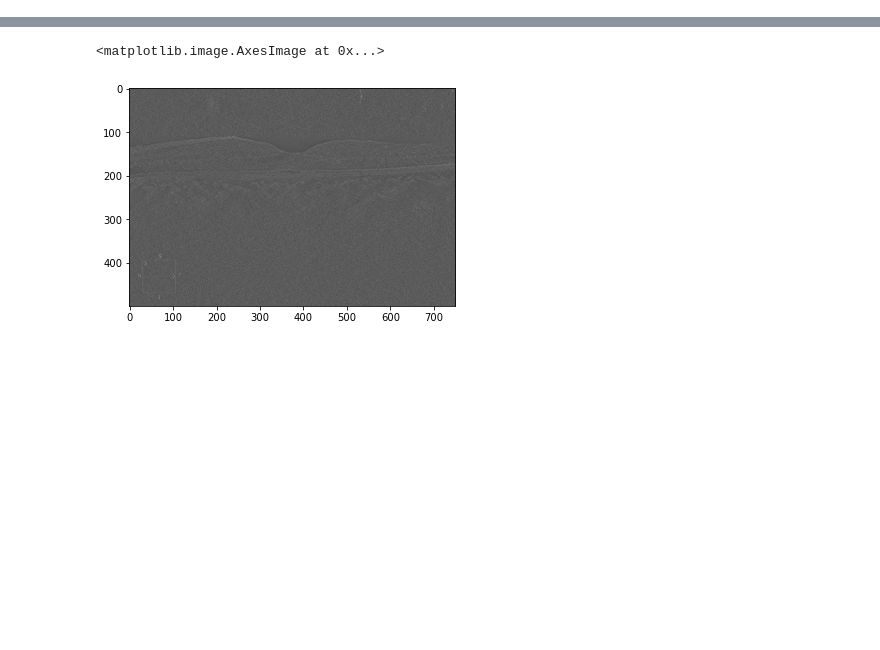
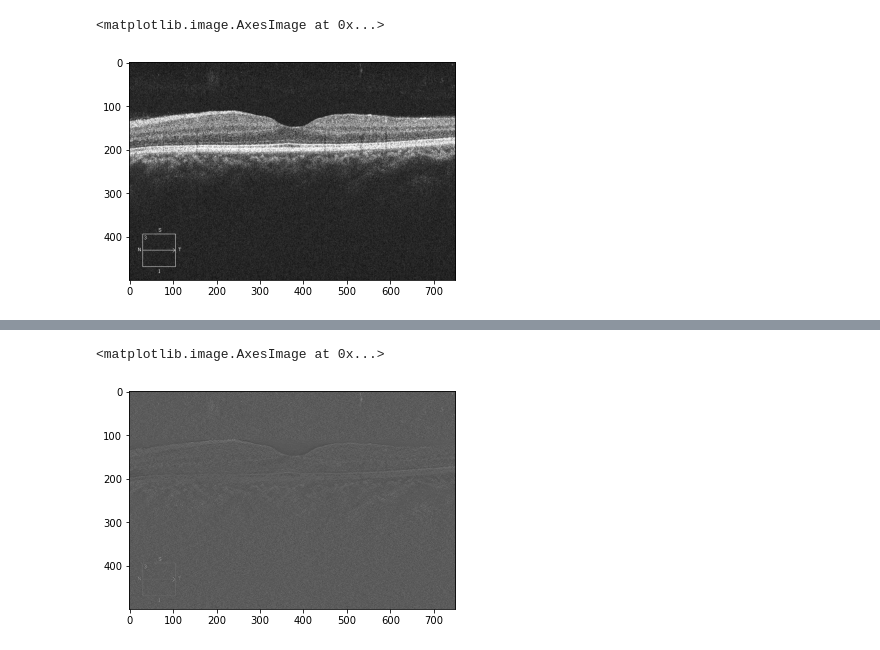
Before and after one commit to zvi-goldstein/E6876_Final_Project, a Jupyter notebook: OCT_reconstruction.ipynb, the cells around one changed output, grey strips where cells are left out. Saved outputs shown, nothing was run; the diff lists cells and outputs as text; code cells hidden in the pictures; blank space fills up the shorter version.

```diff
--- a/OCT_reconstruction.ipynb
+++ b/OCT_reconstruction.ipynb
@@ -7 +18,11 @@ import matplotlib.pyplot as plt
+# %%
+image_path = "OCTID_NORMAL"
+image_name = "NORMAL1.jpeg"
+image = os.path.join(image_path, image_name)
+
+oct_image = imread(image)
+plt.imshow(oct_image, cmap='gray')
+# %% [output]
+<matplotlib.image.AxesImage at 0x...>
+[figure, added]
 # %%
```
Also changed, not shown: parts of 11 cells of this notebook, 1 other file.
